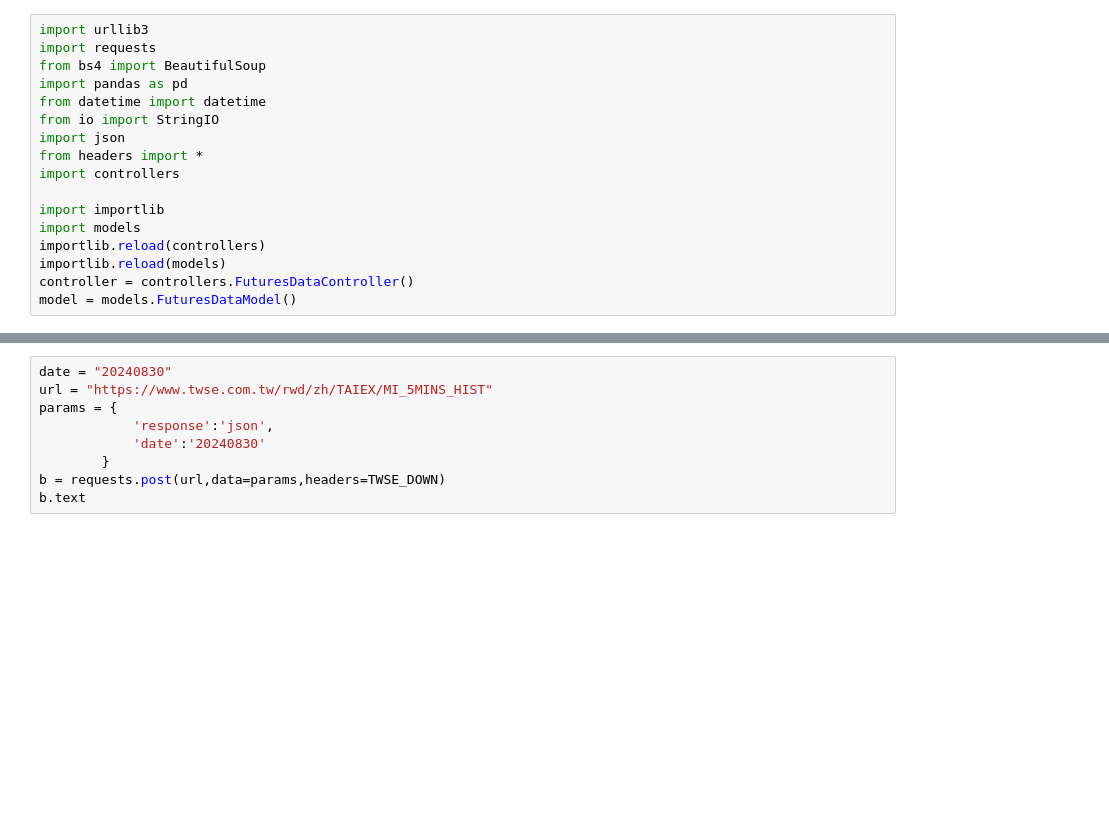
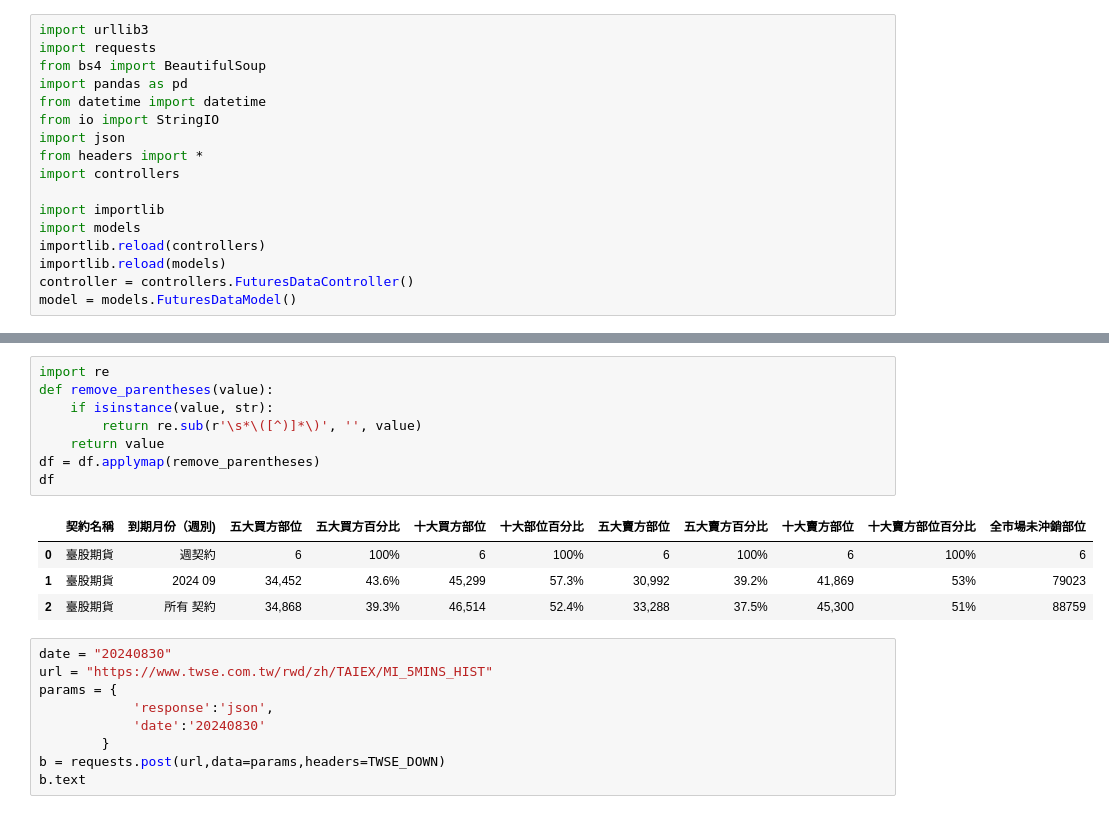
Before and after one commit to hsingyung-wang/pyDB, a Jupyter notebook: crawler_taiex.ipynb, the cells around one changed output, grey strips where cells are left out. Drawn from its saved outputs; the diff is of its cells as text; blank space fills up the shorter version.

```diff
--- a/crawler_taiex.ipynb
+++ b/crawler_taiex.ipynb
@@ -18,3 +97,16 @@ model = models.FuturesDataModel()
+# %%
+import re
+def remove_parentheses(value):
+    if isinstance(value, str):
+        return re.sub(r'\s*\([^)]*\)', '', value)
+    return value
+df = df.applymap(remove_parentheses)
+df
+# %% [output]
+|  | 契約名稱 | 到期月份（週別) | 五大買方部位 | 五大買方百分比 | 十大買方部位 | 十大部位百分比 | 五大賣方部位 | 五大賣方百分比 | 十大賣方部位 | 十大賣方部位百分比 | 全市場未沖銷部位 |
+| 0 | 臺股期貨 | 週契約 | 6 | 100% | 6 | 100% | 6 | 100% | 6 | 100% | 6 |
+| 1 | 臺股期貨 | 2024 09 | 34,452 | 43.6% | 45,299 | 57.3% | 30,992 | 39.2% | 41,869 | 53% | 79023 |
+| 2 | 臺股期貨 | 所有 契約 | 34,868 | 39.3% | 46,514 | 52.4% | 33,288 | 37.5% | 45,300 | 51% | 88759 |
 # %%
 date = "20240830"
 url = "https://www.twse.com.tw/rwd/zh/TAIEX/MI_5MINS_HIST"
```
Also changed, not shown: parts of 8 cells of this notebook, 1 other file.
